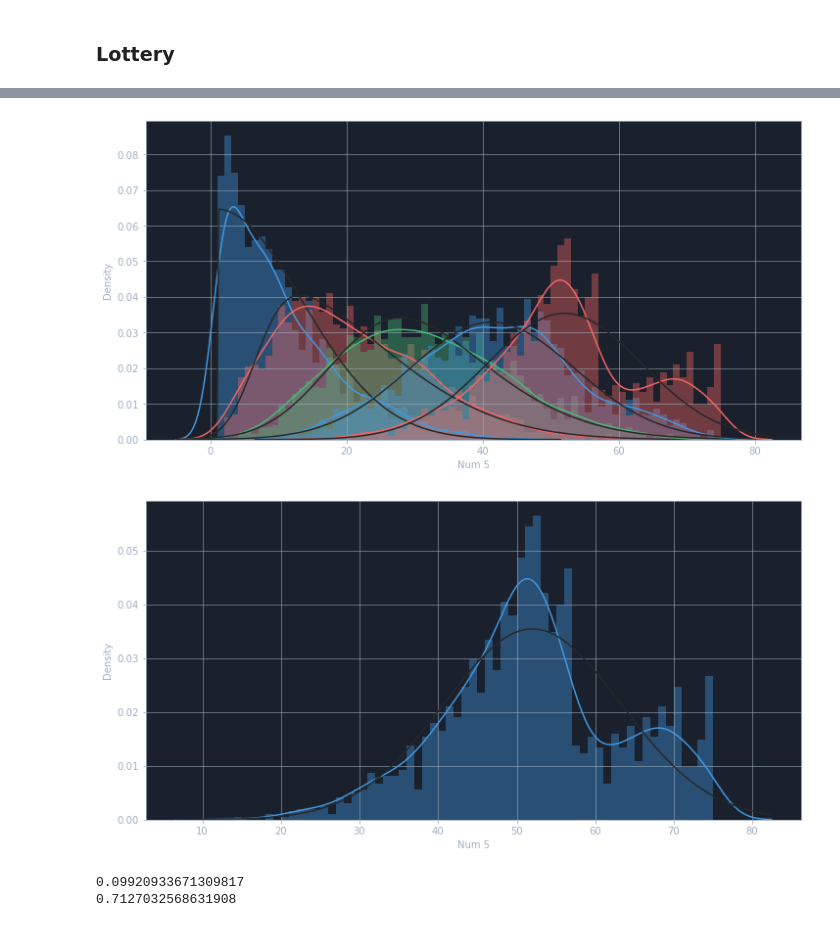
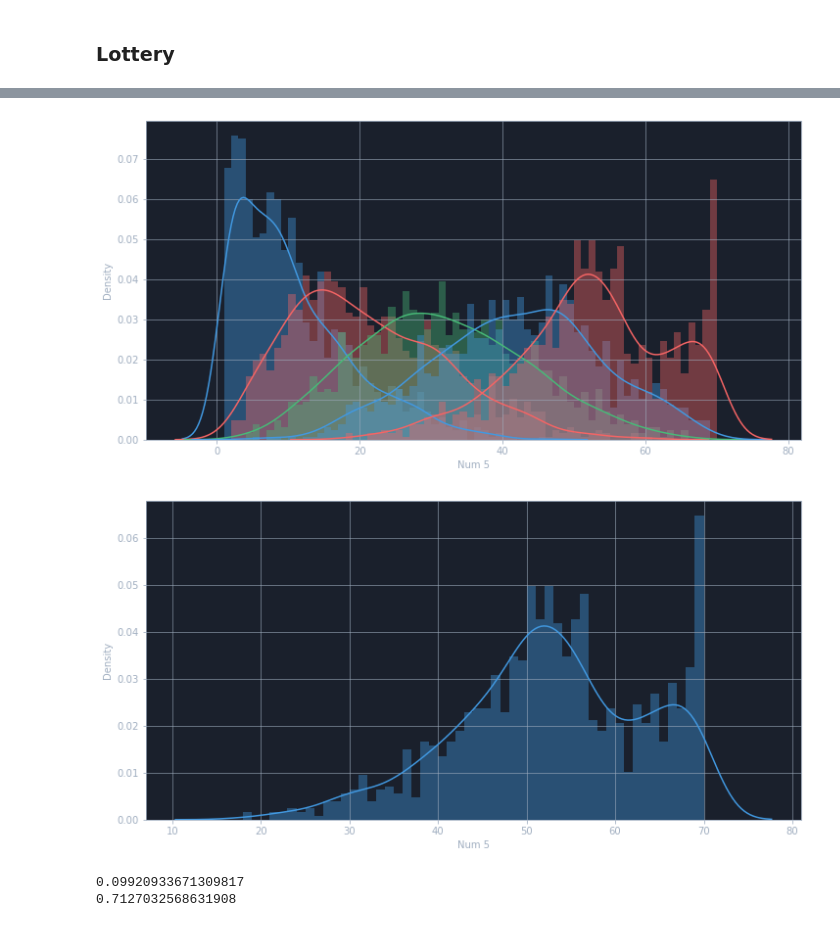
Before and after one commit to Devwulf/road-to-data-science, a Jupyter notebook: statistics/Lottery.ipynb, the cells around one changed output, grey strips where cells are left out. Drawn from its saved outputs; the diff is of its cells as text; code cells hidden in the pictures.

```diff
--- a/statistics/Lottery.ipynb
+++ b/statistics/Lottery.ipynb
@@ -47,12 +47,22 @@ def SeparateWinNums(values, index):
     series = pd.Series(newNums)
     return series
 
+def WinNumsToArr(values):
+    newNums = []
+    for value in values:
+        arr = value.split(" ")
+        newNums.append([int(x) for x in arr])
+    series = pd.Series(newNums)
+    return series
+
 winningNumbers = df["Winning Numbers"]
+
 df["Num 1"] = SeparateWinNums(winningNumbers, 0)
 df["Num 2"] = SeparateWinNums(winningNumbers, 1)
 df["Num 3"] = SeparateWinNums(winningNumbers, 2)
 df["Num 4"] = SeparateWinNums(winningNumbers, 3)
 df["Num 5"] = SeparateWinNums(winningNumbers, 4)
+df["All Nums"] = WinNumsToArr(winningNumbers)
 df.head()
 # %% [output]
 |  | Draw Date | Winning Numbers | Mega Ball | Multiplier | New Draw Date | Num 1 | Num 2 | Num 3 | Num 4 | ... |
@@ -61,6 +71,3 @@ df.head()
 | 2 | 10/02/2020 | 09 38 47 49 68 | 25 | 2.0 | 2020-10-02 | 9 | 38 | 47 | 49 | ... |
 | 3 | 10/06/2020 | 15 16 18 39 59 | 17 | 3.0 | 2020-10-06 | 15 | 16 | 18 | 39 | ... |
 | 4 | 10/09/2020 | 05 11 25 27 64 | 13 | 2.0 | 2020-10-09 | 5 | 11 | 25 | 27 | ... |
-# %%
-df = df.sort_values("New Draw Date")
-df.head()
@@ -73,0 +74,6 @@ df.head()
+# %%
+df = df[df["Mega Ball"] <= 25]
+df = df[df["Num 4"] <= 70]
+df = df[df["Num 5"] <= 70]
+df = df.sort_values("New Draw Date", ascending=False)
+df.head()
@@ -74,20 +89,20 @@ df.head()
 # %%
 import scipy
 
 def Plot(column):
-    sns.distplot(df[column], bins=(np.max(df[column]) - np.min(df[column])), fit=scipy.stats.skewnorm)
+    sns.distplot(df[column], bins=(np.max(df[column]) - np.min(df[column])))
 
 Plot("Num 1")
 Plot("Num 2")
 Plot("Num 3")
 Plot("Num 4")
 Plot("Num 5")
 # %% [output]
-[figure, old version]
+[figure, new version]
 # %%
 Plot("Num 5")
 # %% [output]
-[figure, old version]
+[figure, new version]
 # %%
 lenData = df["Num 5"].count()
 print(np.random.rand())
```
Also changed, not shown: parts of 4 cells of this notebook.
